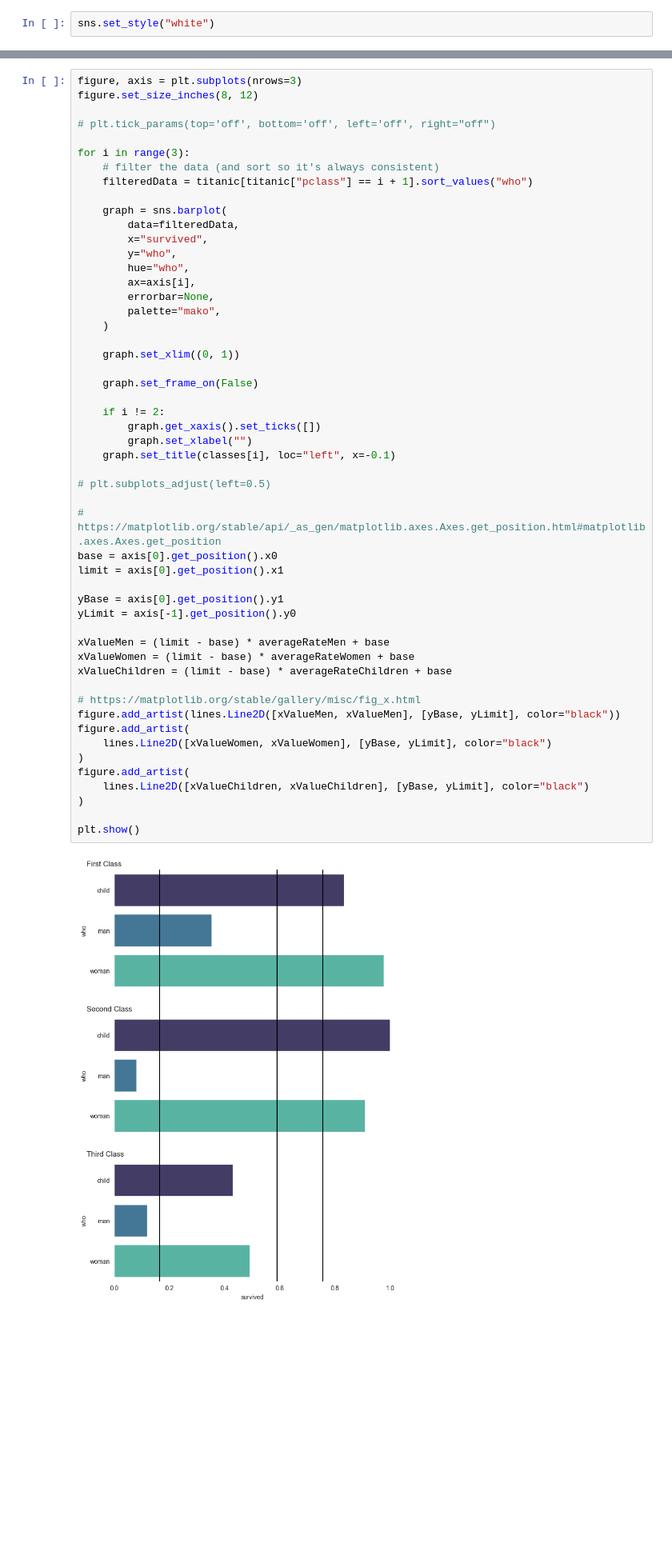
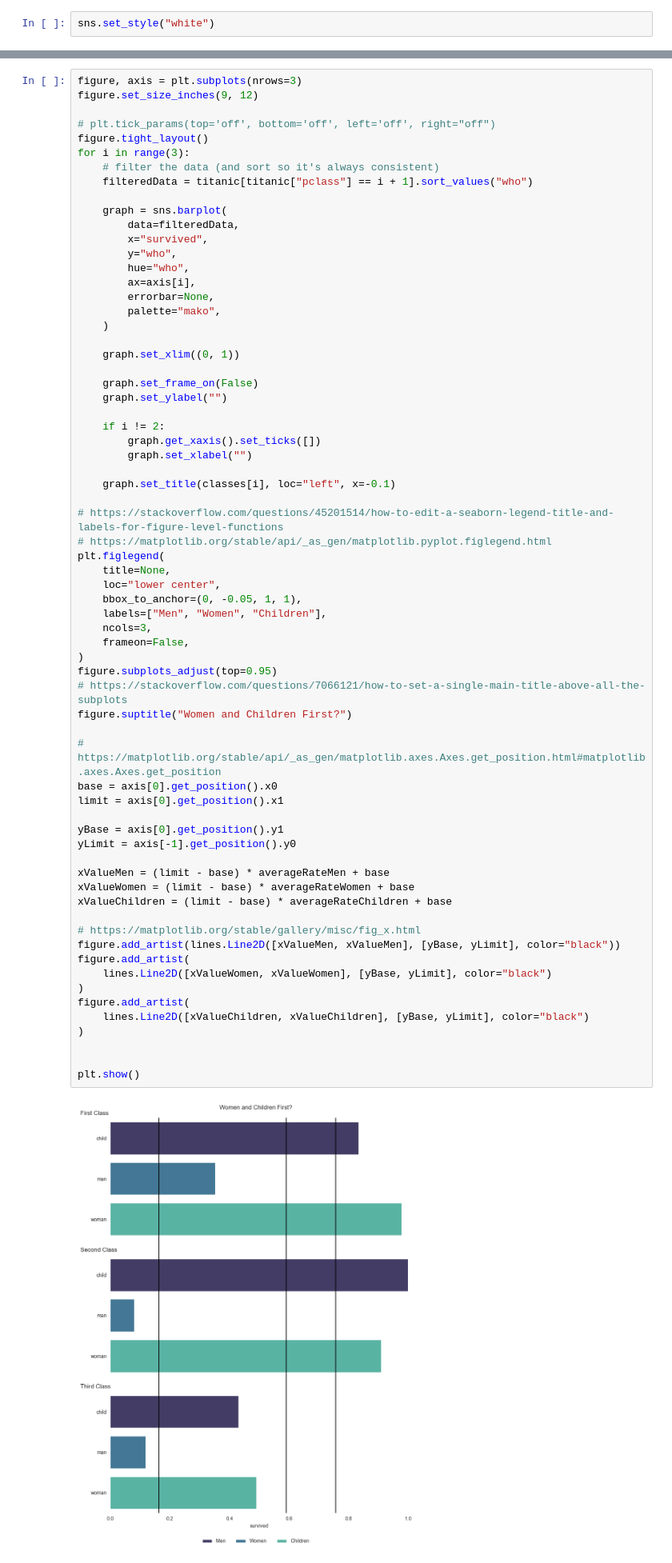
Before and after one commit to IMOsbo/DATA6550-Visualization, a Jupyter notebook: Code/Osborne/IsaiahOsborneVisualization.ipynb, the cells around one changed output, grey strips where cells are left out. Shown at 80% size. Drawn from its saved outputs; the diff is of its cells as text; blank space fills up the shorter version.

Commit message:
Got better layout now!

```diff
--- a/Code/Osborne/IsaiahOsborneVisualization.ipynb
+++ b/Code/Osborne/IsaiahOsborneVisualization.ipynb
@@ -66,10 +66,10 @@ sns.color_palette("dark")
  (0.0, 0.38823529411764707, 0.4549019607843137)]
 # %%
 figure, axis = plt.subplots(nrows=3)
-figure.set_size_inches(8, 12)
+figure.set_size_inches(9, 12)
 
 # plt.tick_params(top='off', bottom='off', left='off', right="off")
-
+figure.tight_layout()
 for i in range(3):
     # filter the data (and sort so it's always consistent)
     filteredData = titanic[titanic["pclass"] == i + 1].sort_values("who")
@@ -87,37 +87,52 @@ for i in range(3):
     graph.set_xlim((0, 1))
 
     graph.set_frame_on(False)
+    graph.set_ylabel("")
 
     if i != 2:
         graph.get_xaxis().set_ticks([])
         graph.set_xlabel("")
+
     graph.set_title(classes[i], loc="left", x=-0.1)
 
-# plt.subplots_adjust(left=0.5)
+# https://stackoverflow.com/questions/45201514/how-to-edit-a-seaborn-legend-title-and-labels-for-figure-level-functions
+# https://matplotlib.org/stable/api/_as_gen/matplotlib.pyplot.figlegend.html
+plt.figlegend(
+    title=None,
+    loc="lower center",
+    bbox_to_anchor=(0, -0.05, 1, 1),
+    labels=["Men", "Women", "Children"],
+    ncols=3,
+    frameon=False,
+)
+figure.subplots_adjust(top=0.95)
+# https://stackoverflow.com/questions/7066121/how-to-set-a-single-main-title-above-all-the-subplots
+figure.suptitle("Women and Children First?")
 
 # https://matplotlib.org/stable/api/_as_gen/matplotlib.axes.Axes.get_position.html#matplotlib.axes.Axes.get_position
 base = axis[0].get_position().x0
 limit = axis[0].get_position().x1
 
 yBase = axis[0].get_position().y1
 yLimit = axis[-1].get_position().y0
 
 xValueMen = (limit - base) * averageRateMen + base
 xValueWomen = (limit - base) * averageRateWomen + base
 xValueChildren = (limit - base) * averageRateChildren + base
 
 # https://matplotlib.org/stable/gallery/misc/fig_x.html
 figure.add_artist(lines.Line2D([xValueMen, xValueMen], [yBase, yLimit], color="black"))
 figure.add_artist(
     lines.Line2D([xValueWomen, xValueWomen], [yBase, yLimit], color="black")
 )
 figure.add_artist(
     lines.Line2D([xValueChildren, xValueChildren], [yBase, yLimit], color="black")
 )
 
+
 plt.show()
 # %% [output]
-[figure, old version]
+[figure, new version]
 # %%
 # axis[0].set_title("How does gender affect survival rates?")
 # %% [output]
```
